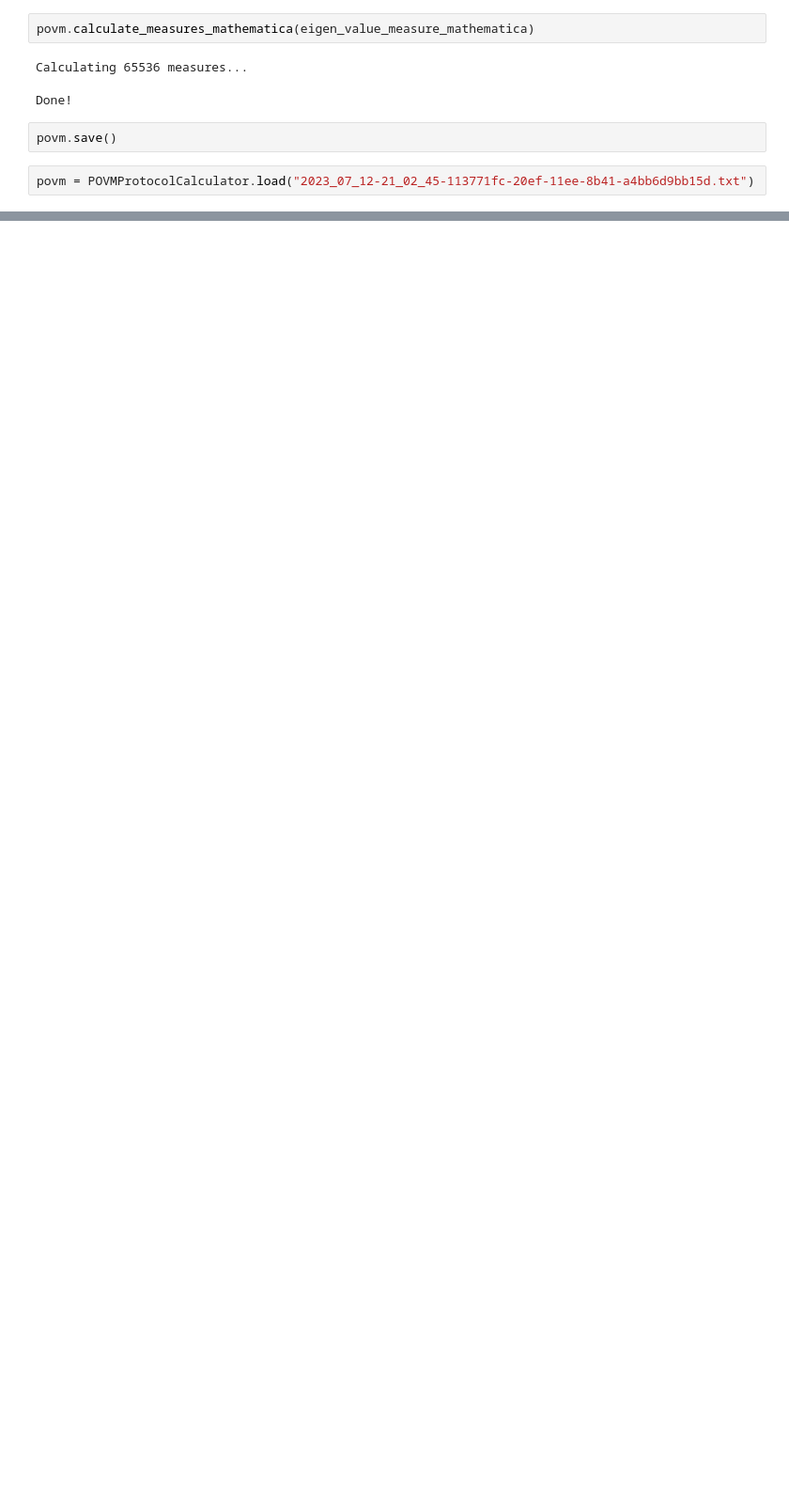
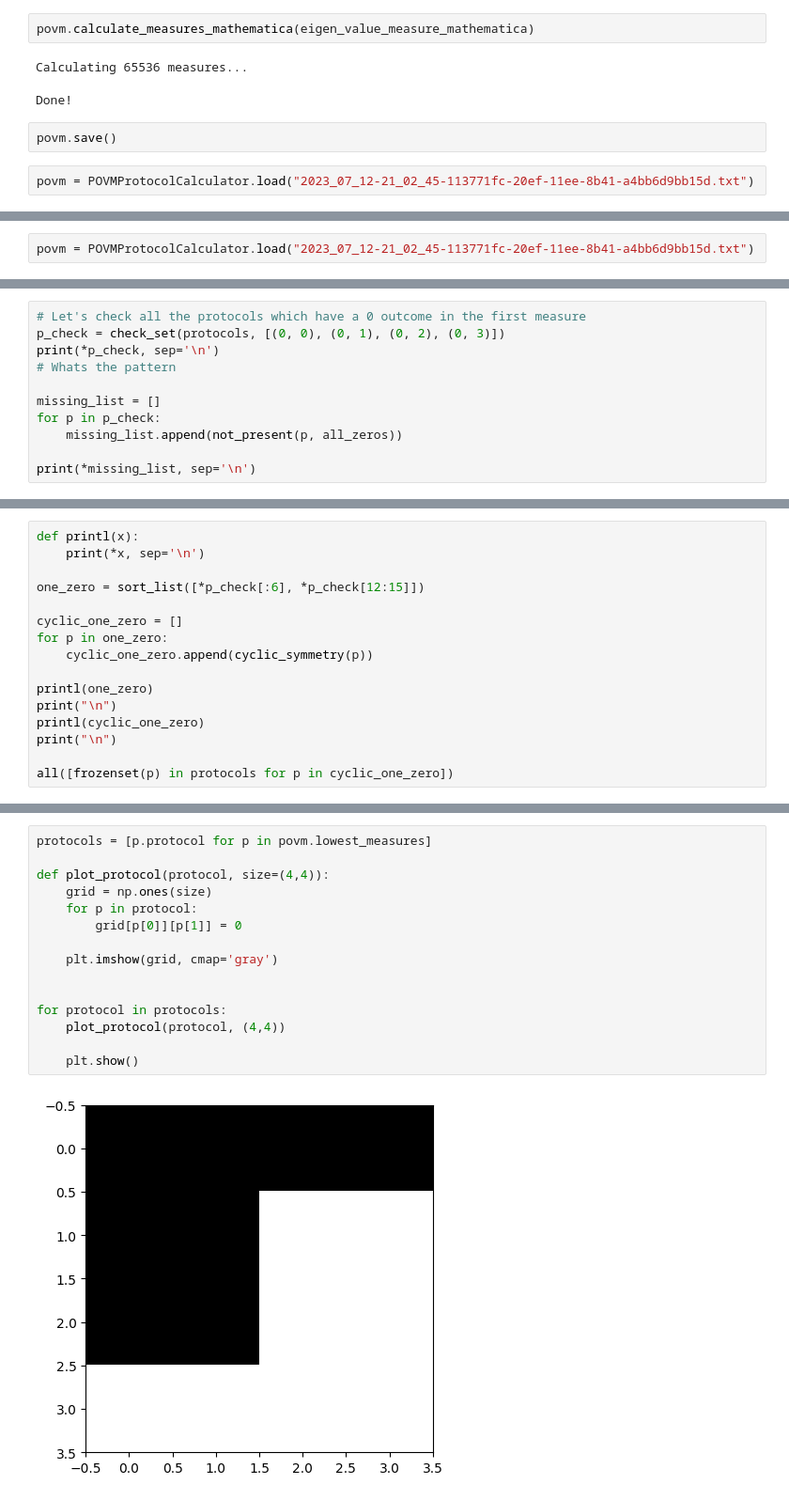
Before and after one commit to custal/noisy_quantum_measurements, a Jupyter notebook: calculation.ipynb, the cells around one changed output, grey strips where cells are left out. Shown at 94% size. Saved outputs shown, nothing was run; the diff lists cells and outputs as text; blank space fills up the shorter version.

Commit message:
Perform analysis of the symmetries in the trine and tetra measurements

```diff
--- a/calculation.ipynb
+++ b/calculation.ipynb
@@ -111,0 +118,2 @@ povm.lowest_measures
+# %%
+povm = POVMProtocolCalculator.load("2023_07_12-21_02_45-113771fc-20ef-11ee-8b41-a4bb6d9bb15d.txt")
@@ -111,0 +209,11 @@ povm.lowest_measures
+# %%
+# Let's check all the protocols which have a 0 outcome in the first measure
+p_check = check_set(protocols, [(0, 0), (0, 1), (0, 2), (0, 3)])
+print(*p_check, sep='\n')
+# Whats the pattern
+
+missing_list = []
+for p in p_check:
+    missing_list.append(not_present(p, all_zeros))
+
+print(*missing_list, sep='\n')
@@ -111,0 +274,16 @@ povm.lowest_measures
+# %%
+def printl(x):
+    print(*x, sep='\n')
+
+one_zero = sort_list([*p_check[:6], *p_check[12:15]])
+
+cyclic_one_zero = []
+for p in one_zero:
+    cyclic_one_zero.append(cyclic_symmetry(p))
+
+printl(one_zero)
+print("\n")
+printl(cyclic_one_zero)
+print("\n")
+
+all([frozenset(p) in protocols for p in cyclic_one_zero])
@@ -111,0 +322,17 @@ povm.lowest_measures
+# %%
+protocols = [p.protocol for p in povm.lowest_measures]
+
+def plot_protocol(protocol, size=(4,4)):
+    grid = np.ones(size)
+    for p in protocol:
+        grid[p[0]][p[1]] = 0
+
+    plt.imshow(grid, cmap='gray')
+
+
+for protocol in protocols:
+    plot_protocol(protocol, (4,4))
+
+    plt.show()
+# %% [output]
+[figure, added]
```
Also changed, not shown: parts of 24 cells of this notebook, 2 other files.
